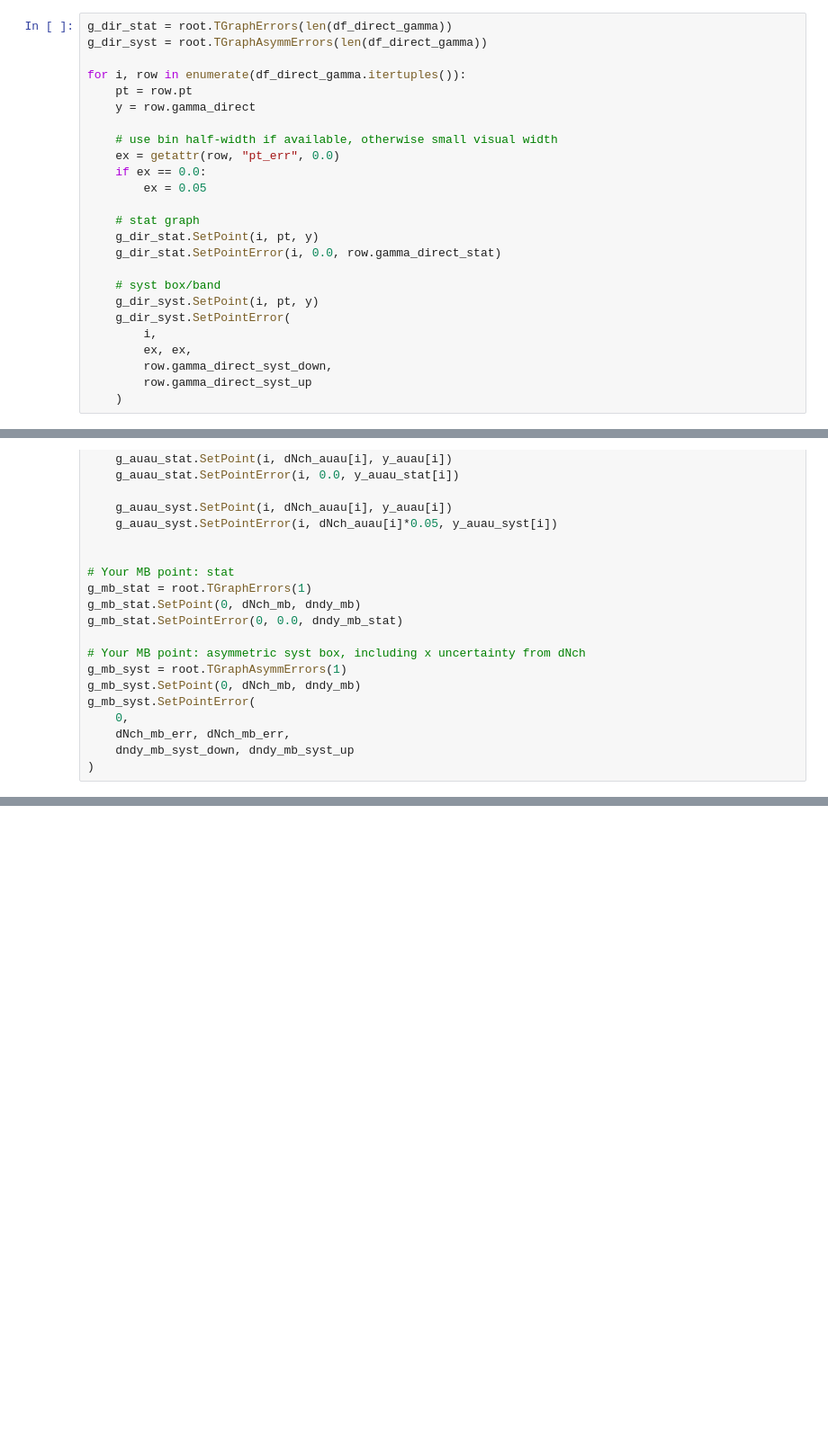
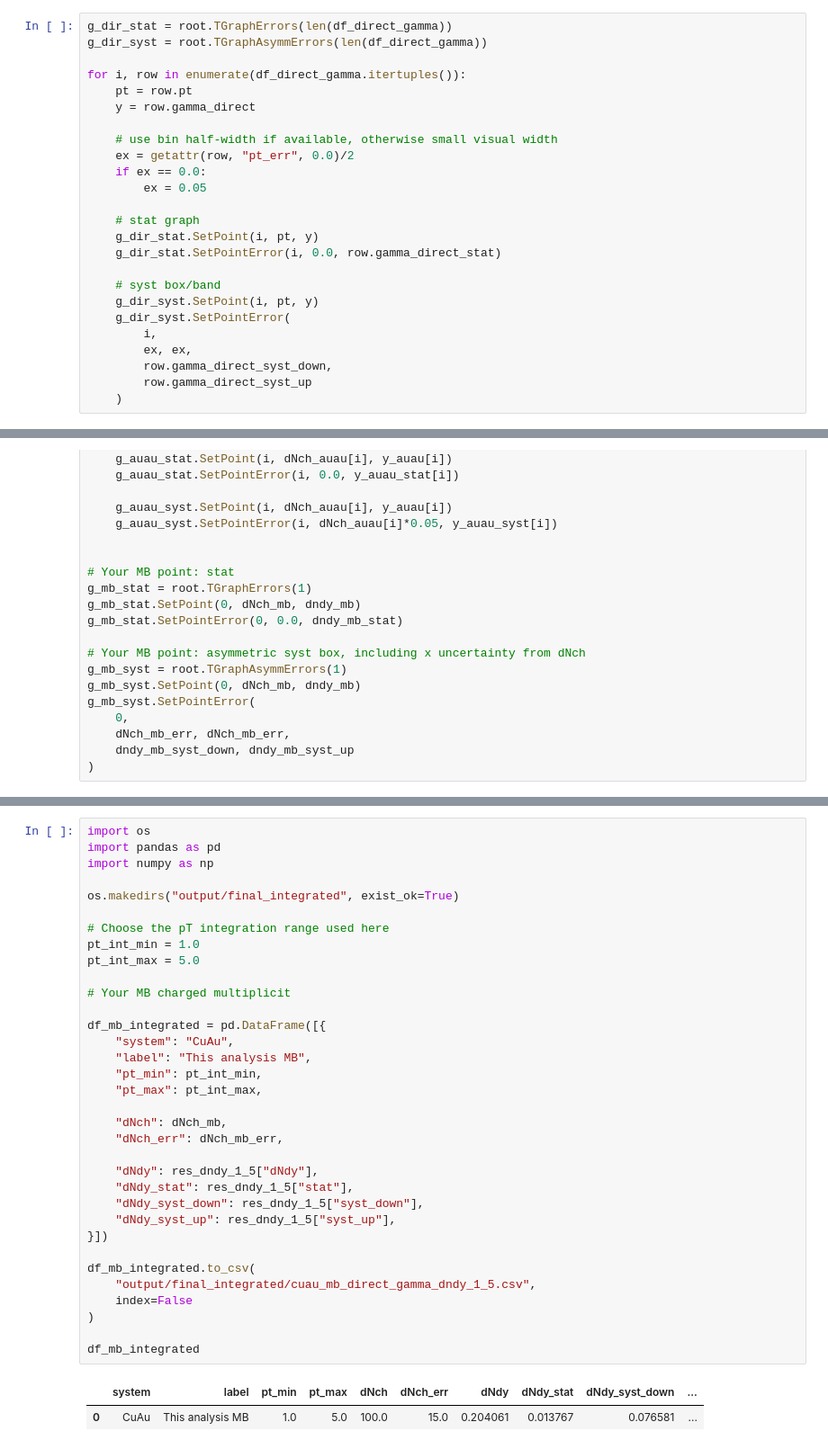
Before and after one commit to mcyoren/DirectPhotonsCuAu, a Jupyter notebook: sim/spectrum_pi0_to_gamma_fixed.ipynb, the cells around one changed output, grey strips where cells are left out. Shown at 90% size. Drawn from its saved outputs; the diff is of its cells as text; blank space fills up the shorter version.

```diff
--- a/sim/spectrum_pi0_to_gamma_fixed.ipynb
+++ b/sim/spectrum_pi0_to_gamma_fixed.ipynb
@@ -491,7 +508,7 @@ for i, row in enumerate(df_direct_gamma.itertuples()):
     y = row.gamma_direct
 
     # use bin half-width if available, otherwise small visual width
-    ex = getattr(row, "pt_err", 0.0)
+    ex = getattr(row, "pt_err", 0.0)/2
     if ex == 0.0:
         ex = 0.05
 
@@ -809,3 +832,40 @@ c_dndy_vs_dNch.Draw()
 #c_dndy_vs_dNch.SaveAs("output/direct_gamma_dndy_vs_dNch.pdf")
 # %% [output]
 [interactive output not drawn]
+# %%
+import os
+import pandas as pd
+import numpy as np
+
+os.makedirs("output/final_integrated", exist_ok=True)
+
+# Choose the pT integration range used here
+pt_int_min = 1.0
+pt_int_max = 5.0
+
+# Your MB charged multiplicit
+
+df_mb_integrated = pd.DataFrame([{
+    "system": "CuAu",
+    "label": "This analysis MB",
+    "pt_min": pt_int_min,
+    "pt_max": pt_int_max,
+
+    "dNch": dNch_mb,
+    "dNch_err": dNch_mb_err,
+
+    "dNdy": res_dndy_1_5["dNdy"],
+    "dNdy_stat": res_dndy_1_5["stat"],
+    "dNdy_syst_down": res_dndy_1_5["syst_down"],
+    "dNdy_syst_up": res_dndy_1_5["syst_up"],
+}])
+
+df_mb_integrated.to_csv(
+    "output/final_integrated/cuau_mb_direct_gamma_dndy_1_5.csv",
+    index=False
+)
+
+df_mb_integrated
+# %% [output]
+|  | system | label | pt_min | pt_max | dNch | dNch_err | dNdy | dNdy_stat | dNdy_syst_down | ... |
+| 0 | CuAu | This analysis MB | 1.0 | 5.0 | 100.0 | 15.0 | 0.204061 | 0.013767 | 0.076581 | ... |
```
Also changed, not shown: parts of 14 cells of this notebook, 5 other files.
